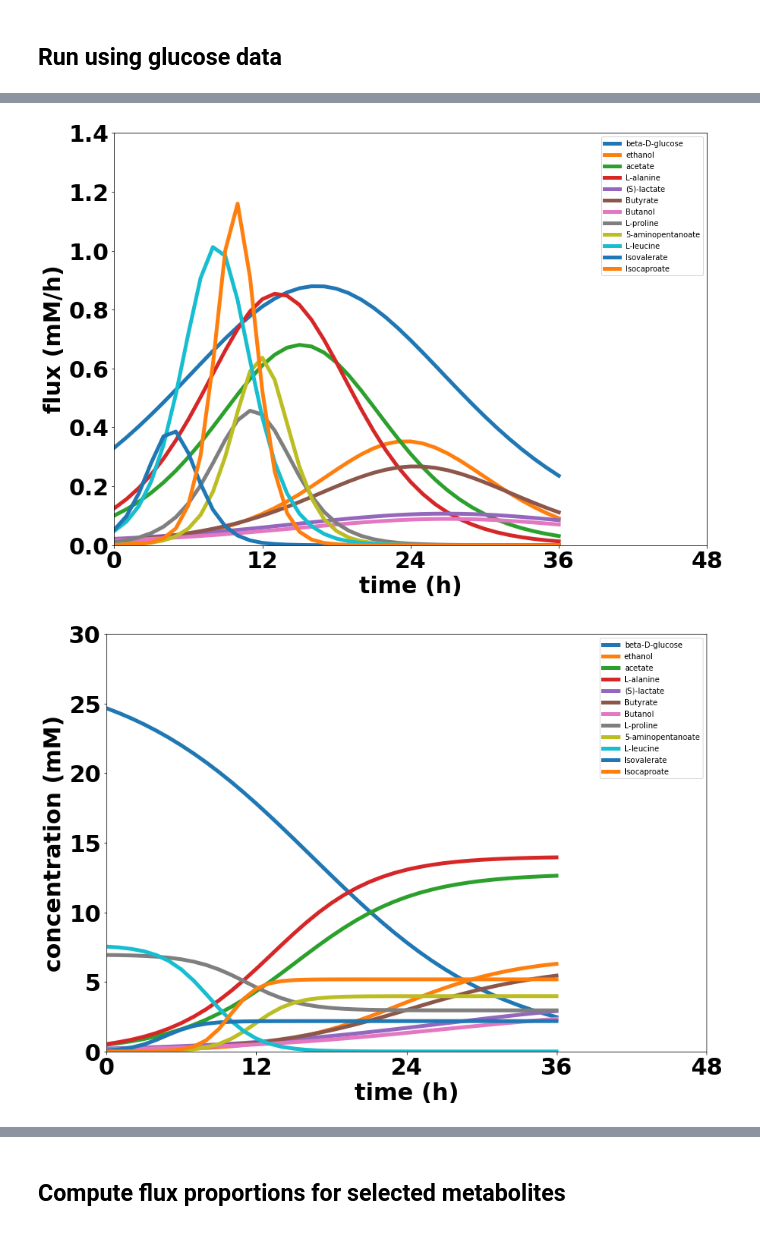
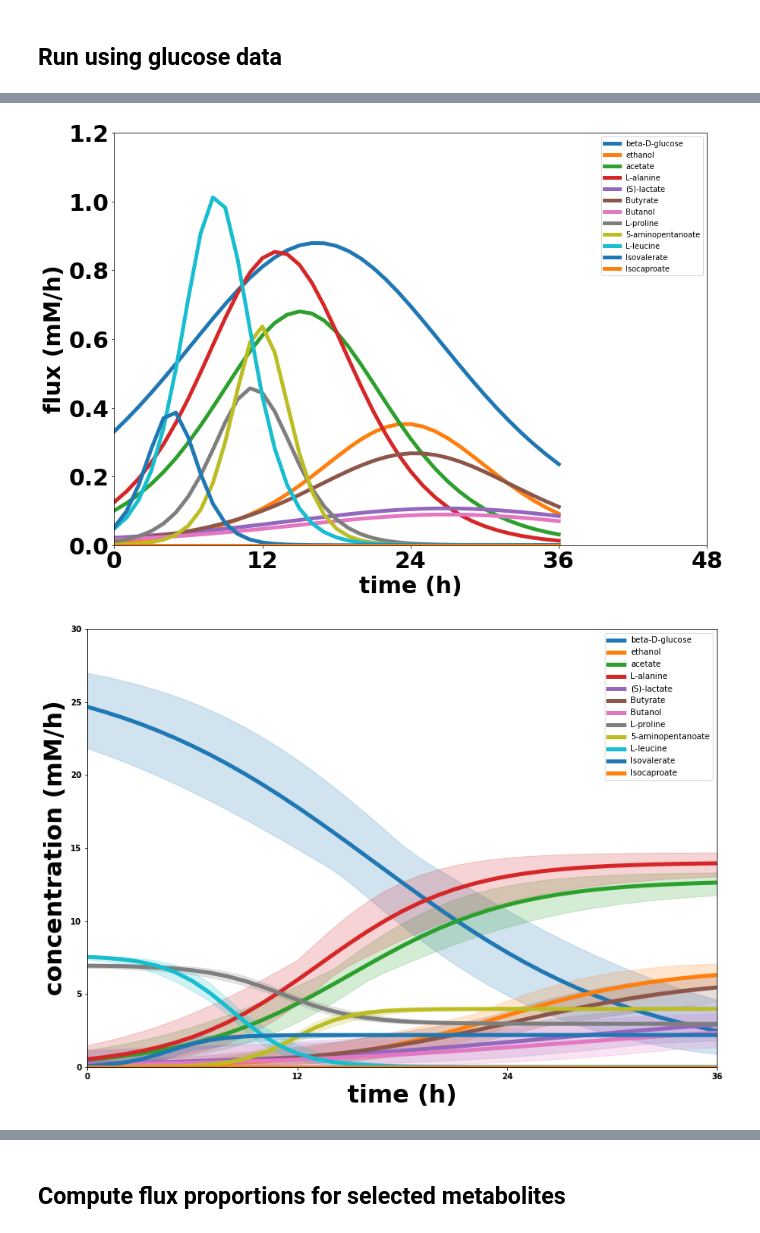
Before and after one commit to Massachusetts-Host-Microbiome-Center/nmr-cdiff, a Jupyter notebook: scripts/dfba/dfba.ipynb, the cells around one changed output, grey strips where cells are left out. Drawn from its saved outputs; the diff is of its cells as text; code cells hidden in the pictures.

```diff
--- a/scripts/dfba/dfba.ipynb
+++ b/scripts/dfba/dfba.ipynb
@@ -110,23 +110,24 @@ def update_uptake_bounds(model, t, met, Ls, ks, x0s, Cs):
 # %% [markdown]
 ## Plot function
 # %%
-def areaplot(df, dl, du, t_max=48, ylabel='flux (mol/gDW/h)'):
+def areaplot(df, dl, du, t_max=48, y_max=1.5, ylabel='flux (mol/gDW/h)'):
     f = plt.figure(figsize=(14, 10), )#fontsize=30,
     ax = plt.axes(
         xticks=(range(0, t_max+1, 12)),
         xlim=(0, t_max),
-        ylim=(0, 1.5),
+        ylim=(0, y_max),
     )
     for met, ser in df.iteritems():
         ser.index.name = 'index'
         p = ax.plot(ser.index.to_numpy(), ser.to_numpy(), '-', label=met, lw=5)
         color = matplotlib.colors.to_rgb(p[0].get_color())
         color = color + (0.2,)
-        ax.fill_between(dl.index.to_numpy(), dl[met].to_numpy(), du[met].to_numpy(), color=color)
+        ax.fill_between(dl.index.to_numpy(), dl[met].to_numpy(), du[met].to_numpy(), color=color, label='_nolegend_')
     ax.set_xlabel('time (h)', fontsize=30, fontweight='bold')
     ax.set_ylabel(ylabel, fontsize=30, fontweight='bold')
     plt.xticks(ax.get_xticks(), weight='bold')
     plt.yticks(ax.get_yticks(), weight='bold')
+    plt.legend()
 
 def niceplot(df, t_max=48, ylabel='flux (mol/gDW/h)'):
     ax = df.plot(
@@ -391,7 +441,8 @@ dfba_main("../../data/coeffs.xlsx",
           tracked,
           t_max=36,
           resolution=1,
-          switch=0,
+          obj="Ex_biomass",
+          ko='hadA'
          )
 # %% [output]
 dFBA log: Begin dFBA analysis with sheet
@@ -415,2 +466,2 @@ Complete after 36 cycles (36 hours). Final flux: 0.0
-[figure, old version]
+[figure, new version]
-[figure, old version]
+[figure, new version]
```
Also changed, not shown: parts of 4 cells of this notebook, 6 other files.
